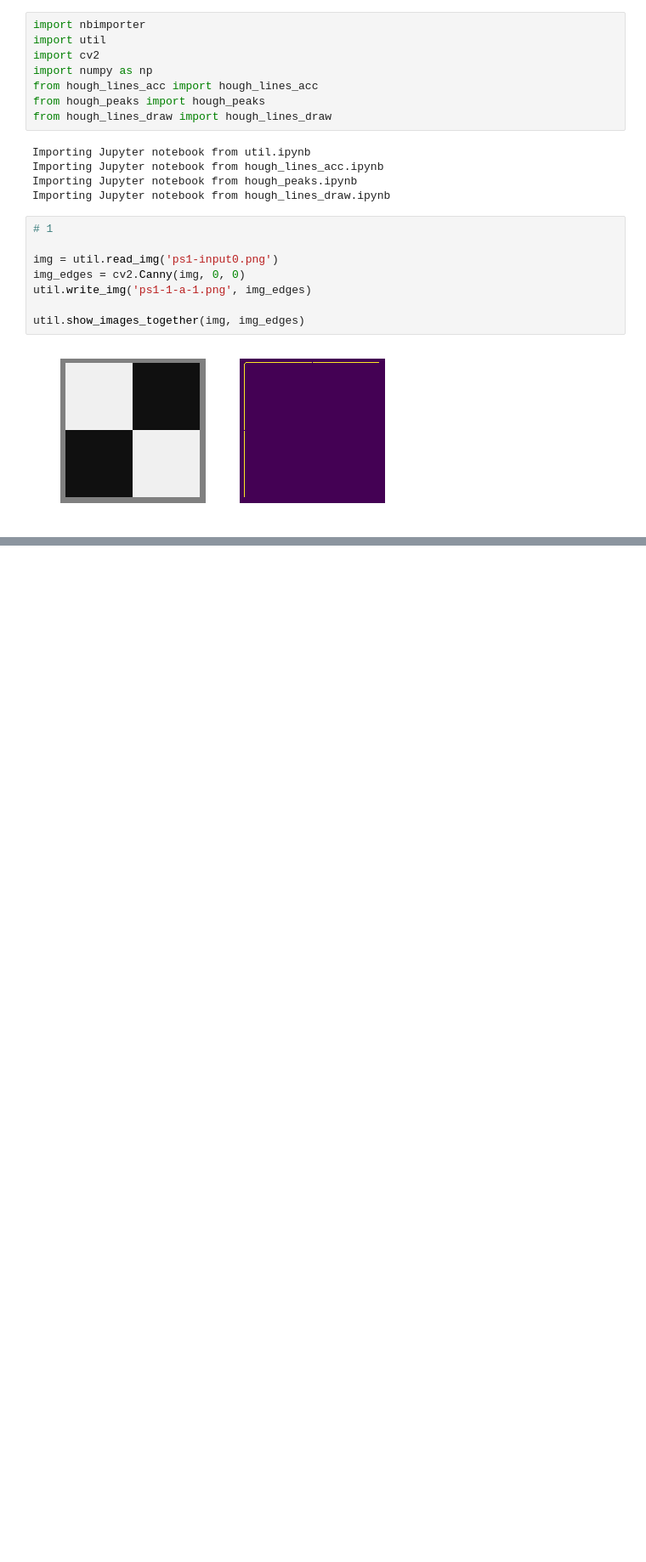
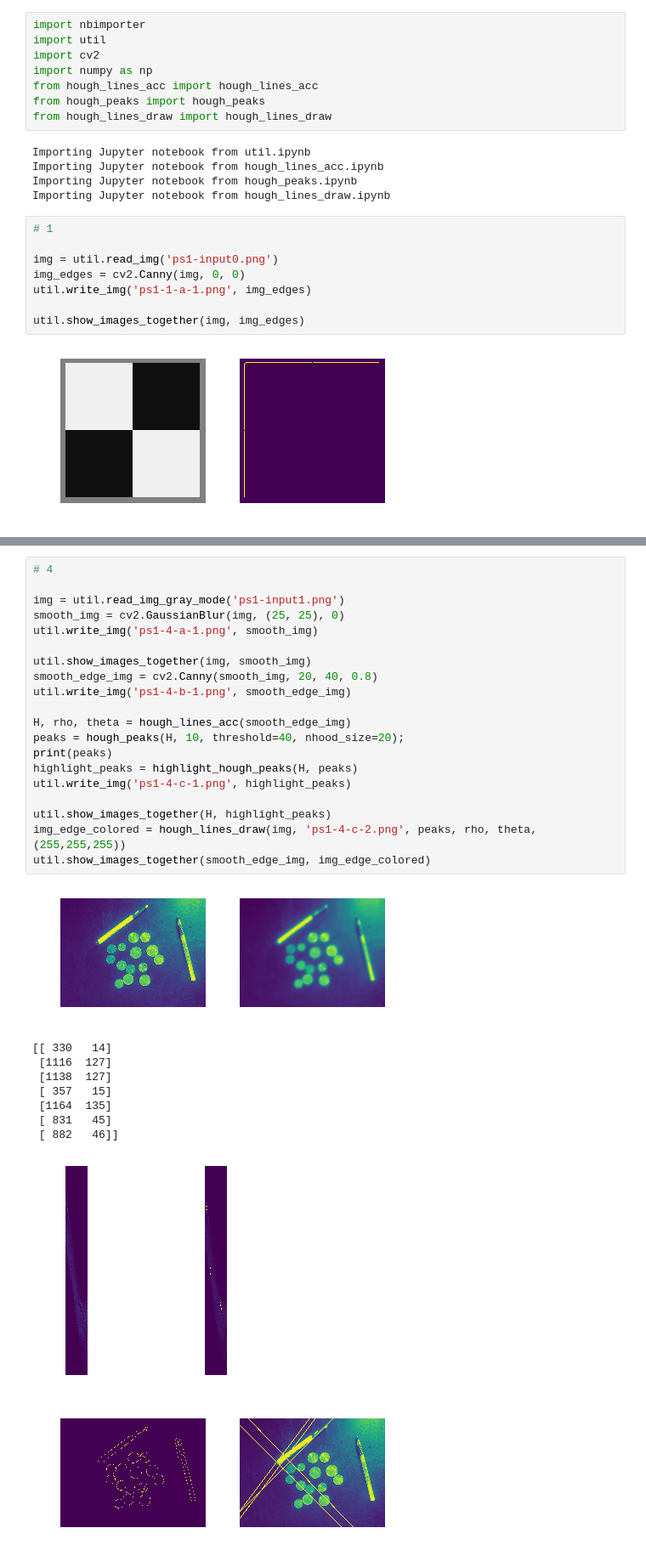
Before and after one commit to naveen246/computer_vision, a Jupyter notebook: psets/ps1/ps1_python/ps1.ipynb, the cells around one changed output, grey strips where cells are left out. Shown at 85% size. Cells and saved outputs as stored; diff of their text form; blank space fills up the shorter version.

```diff
--- a/psets/ps1/ps1_python/ps1.ipynb
+++ b/psets/ps1/ps1_python/ps1.ipynb
@@ -87,0 +76,31 @@ util.show_img(img_edge_colored)
+# %%
+# 4
+
+img = util.read_img_gray_mode('ps1-input1.png')
+smooth_img = cv2.GaussianBlur(img, (25, 25), 0)
+util.write_img('ps1-4-a-1.png', smooth_img)
+
+util.show_images_together(img, smooth_img)
+smooth_edge_img = cv2.Canny(smooth_img, 20, 40, 0.8)
+util.write_img('ps1-4-b-1.png', smooth_edge_img)
+
+H, rho, theta = hough_lines_acc(smooth_edge_img)
+peaks = hough_peaks(H, 10, threshold=40, nhood_size=20);
+print(peaks)
+highlight_peaks = highlight_hough_peaks(H, peaks)
+util.write_img('ps1-4-c-1.png', highlight_peaks)
+
+util.show_images_together(H, highlight_peaks)
+img_edge_colored = hough_lines_draw(img, 'ps1-4-c-2.png', peaks, rho, theta, (255,255,255))
+util.show_images_together(smooth_edge_img, img_edge_colored)
+# %% [output]
+[figure, added]
+[[ 330   14]
+ [1116  127]
+ [1138  127]
+ [ 357   15]
+ [1164  135]
+ [ 831   45]
+ [ 882   46]]
+[figure, added]
+[figure, added]
```
Also changed, not shown: parts of 2 cells of this notebook, 12 other files.
